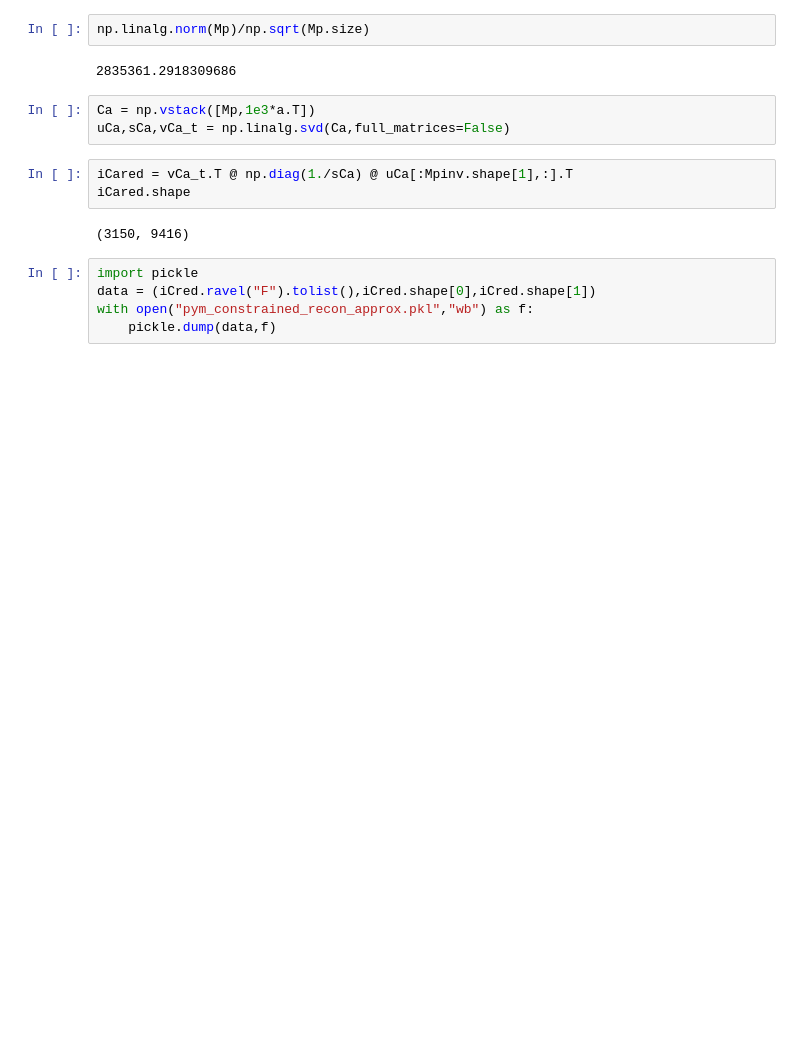
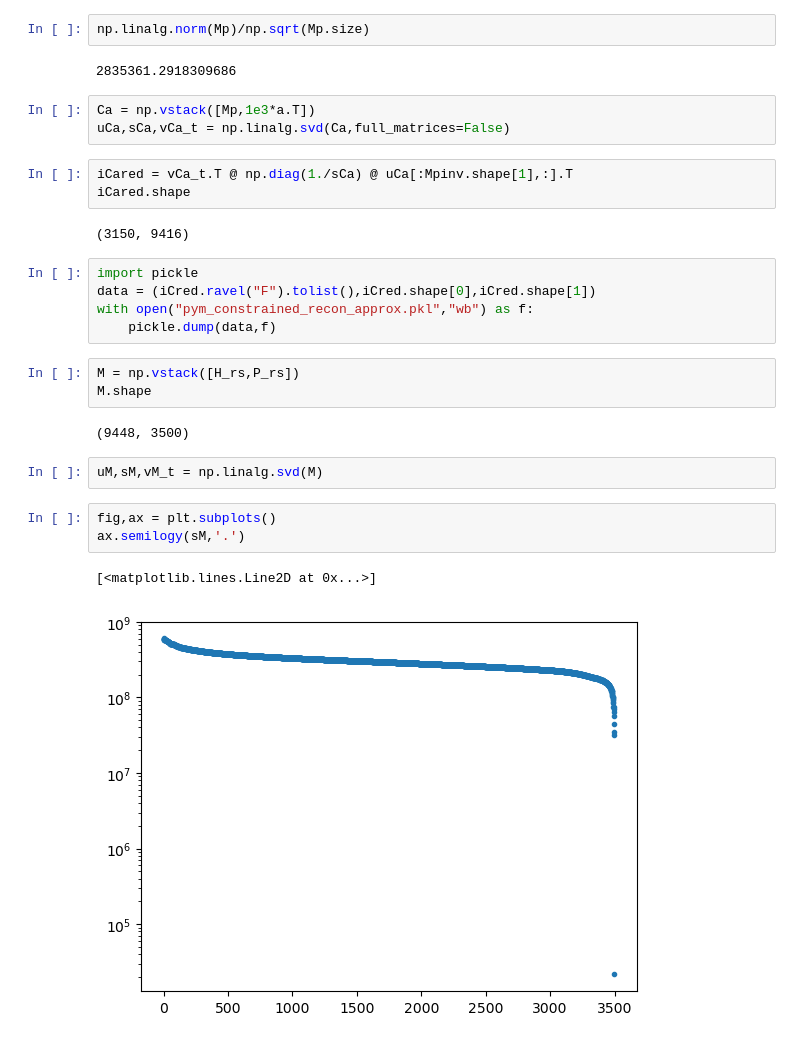
Before and after one commit to GMTO-Integrated-Modeling/grsim, a Jupyter notebook: ngao/examples/calibrating/calibrating.ipynb, the cells around one changed output. Saved outputs shown, nothing was run; the diff lists cells and outputs as text; blank space fills up the shorter version.

```diff
--- a/ngao/examples/calibrating/calibrating.ipynb
+++ b/ngao/examples/calibrating/calibrating.ipynb
@@ -120,3 +120,16 @@ import pickle
 data = (iCred.ravel("F").tolist(),iCred.shape[0],iCred.shape[1])
 with open("pym_constrained_recon_approx.pkl","wb") as f:
     pickle.dump(data,f)
+# %%
+M = np.vstack([H_rs,P_rs])
+M.shape
+# %% [output]
+(9448, 3500)
+# %%
+uM,sM,vM_t = np.linalg.svd(M)
+# %%
+fig,ax = plt.subplots()
+ax.semilogy(sM,'.')
+# %% [output]
+[<matplotlib.lines.Line2D at 0x...>]
+[figure, added]
```
Also changed, not shown: parts of 5 cells of this notebook, 5 other files.
